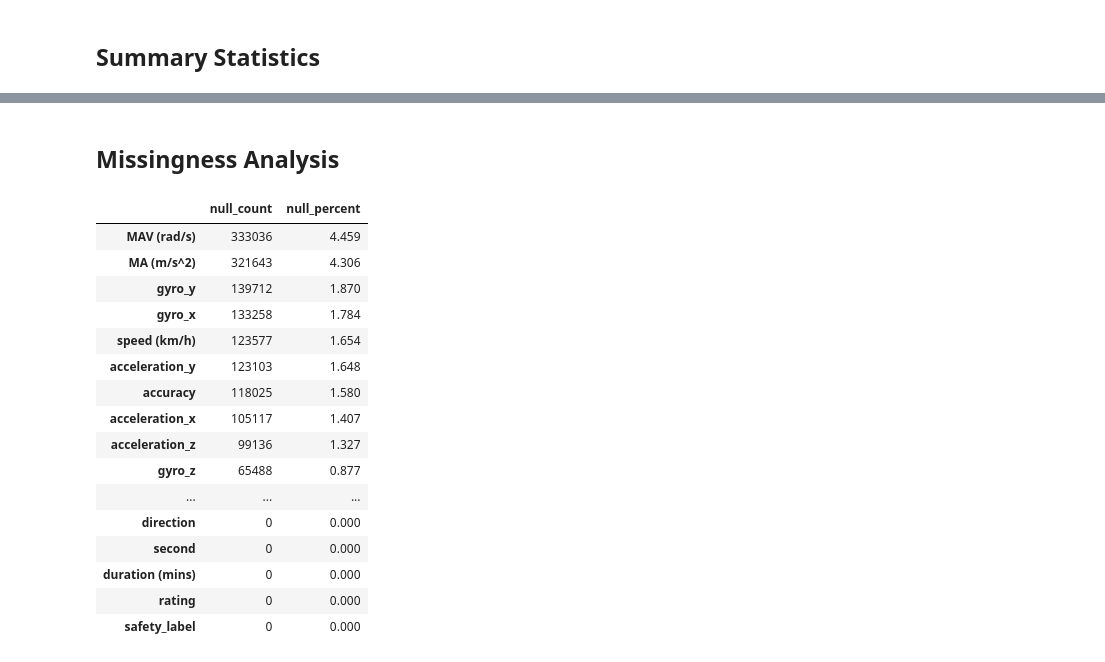
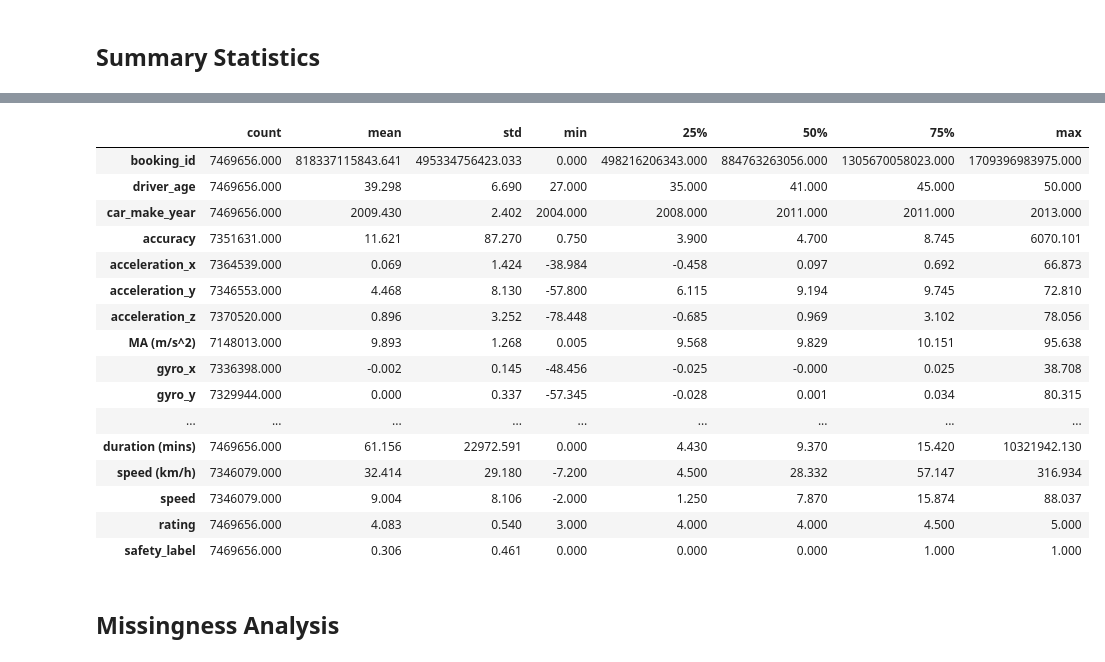
Before and after one commit to timothyckl/Just-Taxi-Analysis, a Jupyter notebook: analysis/eda.ipynb, the cells around one changed output, grey strips where cells are left out. Saved outputs shown, nothing was run; the diff lists cells and outputs as text; code cells hidden in the pictures.

```diff
--- a/analysis/eda.ipynb
+++ b/analysis/eda.ipynb
@@ -137,3 +155,10 @@ cleaned_df.head()
 # %% [markdown]
 # Exploratory Data Analysis
 After preprocessing, we can now perform some exploratory data analysis on the dataset
+# %%
+%%time
+# dask dataframes are "lazy" and data is only loaded when it is needed for a computation
+file_path = '../data/cleaned/cleaned_taxi_data.csv'
+cleaned_df = dd.read_csv(file_path)
+cleaned_df = cleaned_df.persist()  # persist data in memory for faster computation in subsequent cells
+cleaned_df.head()
@@ -377,30 +227,23 @@ Trip duration (m) by car model
+# %%
+pd.set_option('display.float_format', lambda x: '%.3f' % x)
+cleaned_df.describe().compute().T
+# %% [output]
+|  | count | mean | std | min | 25% | 50% | 75% | max |
+| booking_id | 7469656.000 | 818337115843.641 | 495334756423.033 | 0.000 | 498216206343.000 | 884763263056.000 | 1305670058023.000 | 1709396983975.000 |
+| driver_age | 7469656.000 | 39.298 | 6.690 | 27.000 | 35.000 | 41.000 | 45.000 | 50.000 |
+| car_make_year | 7469656.000 | 2009.430 | 2.402 | 2004.000 | 2008.000 | 2011.000 | 2011.000 | 2013.000 |
+| accuracy | 7351631.000 | 11.621 | 87.270 | 0.750 | 3.900 | 4.700 | 8.745 | 6070.101 |
+| acceleration_x | 7364539.000 | 0.069 | 1.424 | -38.984 | -0.458 | 0.097 | 0.692 | 66.873 |
+| acceleration_y | 7346553.000 | 4.468 | 8.130 | -57.800 | 6.115 | 9.194 | 9.745 | 72.810 |
+| acceleration_z | 7370520.000 | 0.896 | 3.252 | -78.448 | -0.685 | 0.969 | 3.102 | 78.056 |
+| MA (m/s^2) | 7148013.000 | 9.893 | 1.268 | 0.005 | 9.568 | 9.829 | 10.151 | 95.638 |
+| gyro_x | 7336398.000 | -0.002 | 0.145 | -48.456 | -0.025 | -0.000 | 0.025 | 38.708 |
+| gyro_y | 7329944.000 | 0.000 | 0.337 | -57.345 | -0.028 | 0.001 | 0.034 | 80.315 |
+| ... | ... | ... | ... | ... | ... | ... | ... | ... |
+| duration (mins) | 7469656.000 | 61.156 | 22972.591 | 0.000 | 4.430 | 9.370 | 15.420 | 10321942.130 |
+| speed (km/h) | 7346079.000 | 32.414 | 29.180 | -7.200 | 4.500 | 28.332 | 57.147 | 316.934 |
+| speed | 7346079.000 | 9.004 | 8.106 | -2.000 | 1.250 | 7.870 | 15.874 | 88.037 |
+| rating | 7469656.000 | 4.083 | 0.540 | 3.000 | 4.000 | 4.000 | 4.500 | 5.000 |
+| safety_label | 7469656.000 | 0.306 | 0.461 | 0.000 | 0.000 | 0.000 | 1.000 | 1.000 |
 # %% [markdown]
 ## Missingness Analysis
-# %%
-null_count = cleaned_df.isna().sum()
-null_percent = round((cleaned_df.isna().sum() / len(cleaned_df)) * 100, 3)
-nullity = pd.DataFrame({
-    'null_count' :  null_count,
-    'null_percent' : null_percent
-}, index=null_count.index).sort_values(
-    by=['null_count', 'null_percent'], ascending=False)
-
-nullity
-# %% [output]
-|  | null_count | null_percent |
-| MAV (rad/s) | 333036 | 4.459 |
-| MA (m/s^2) | 321643 | 4.306 |
-| gyro_y | 139712 | 1.870 |
-| gyro_x | 133258 | 1.784 |
-| speed (km/h) | 123577 | 1.654 |
-| acceleration_y | 123103 | 1.648 |
-| accuracy | 118025 | 1.580 |
-| acceleration_x | 105117 | 1.407 |
-| acceleration_z | 99136 | 1.327 |
-| gyro_z | 65488 | 0.877 |
-| ... | ... | ... |
-| direction | 0 | 0.000 |
-| second | 0 | 0.000 |
-| duration (mins) | 0 | 0.000 |
-| rating | 0 | 0.000 |
-| safety_label | 0 | 0.000 |
```
Also changed, not shown: parts of 55 cells of this notebook.
